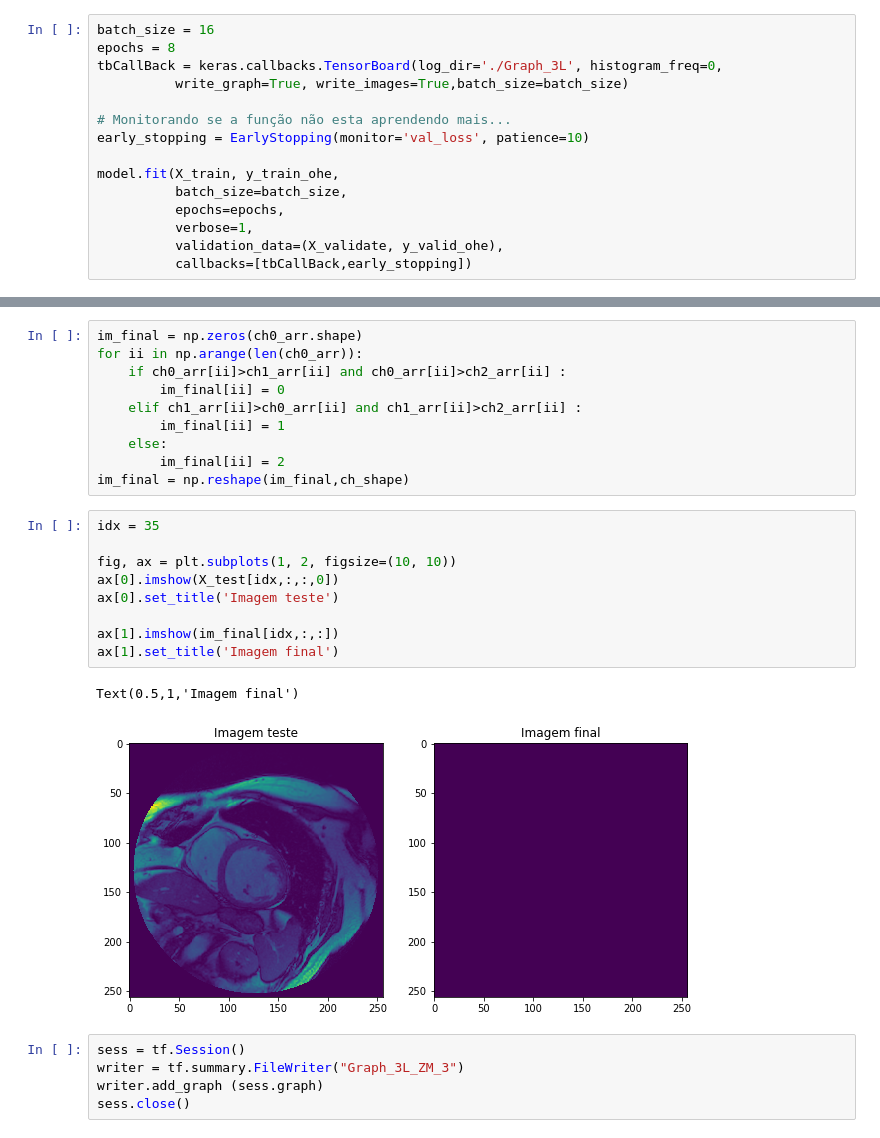
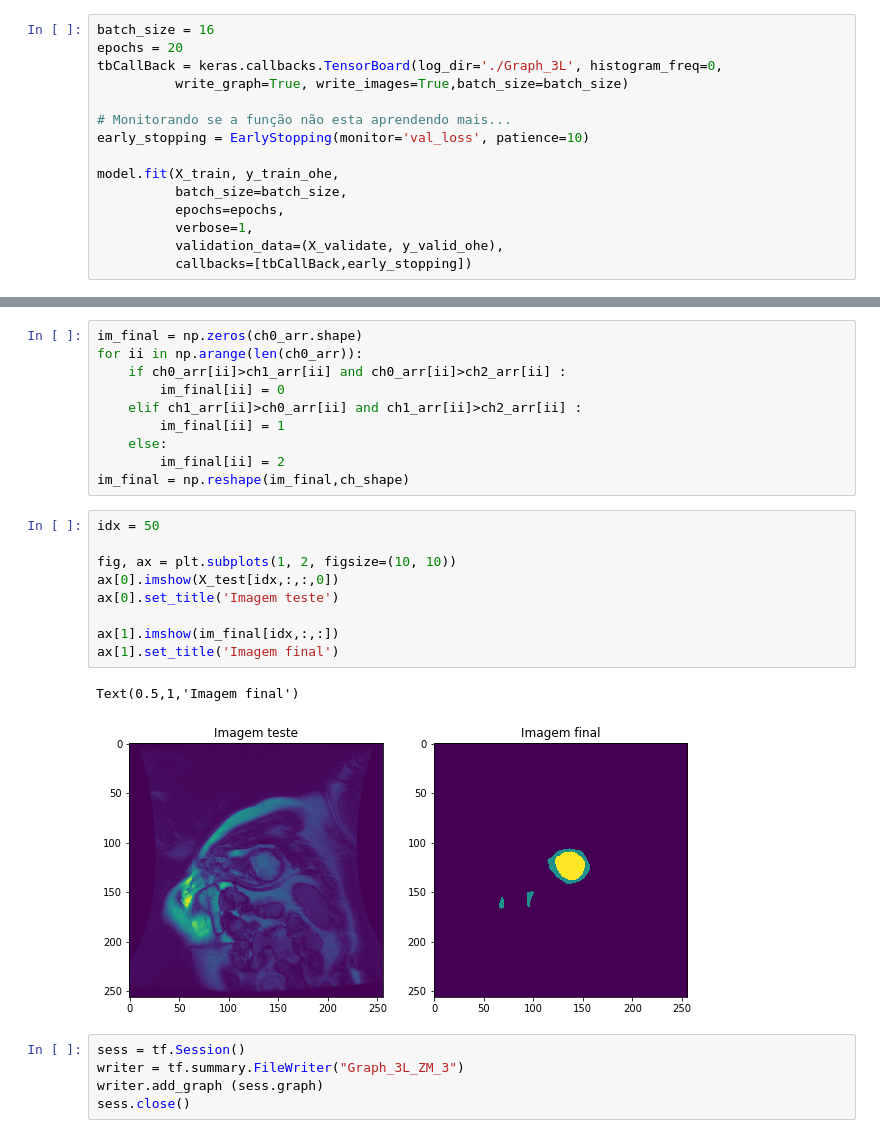
Before and after one commit to tcnewton/keras_CNN, a Jupyter notebook: keras-U-NET-3L-zero-mean-ohe.ipynb, the cells around one changed output, grey strips where cells are left out. Saved outputs shown, nothing was run; the diff lists cells and outputs as text.

```diff
--- a/keras-U-NET-3L-zero-mean-ohe.ipynb
+++ b/keras-U-NET-3L-zero-mean-ohe.ipynb
@@ -225,6 +226,6 @@ Rede iniciando de onde parou
 # %%
 batch_size = 16
-epochs = 8
+epochs = 20
 tbCallBack = keras.callbacks.TensorBoard(log_dir='./Graph_3L', histogram_freq=0,
           write_graph=True, write_images=True,batch_size=batch_size)
 
@@ -290,17 +291,17 @@ for ii in np.arange(len(ch0_arr)):
         im_final[ii] = 2
 im_final = np.reshape(im_final,ch_shape)
 # %%
-idx = 35
+idx = 50
 
 fig, ax = plt.subplots(1, 2, figsize=(10, 10))
 ax[0].imshow(X_test[idx,:,:,0])
 ax[0].set_title('Imagem teste')
 
 ax[1].imshow(im_final[idx,:,:])
 ax[1].set_title('Imagem final')
 # %% [output]
 Text(0.5,1,'Imagem final')
-[figure, old version]
+[figure, new version]
 # %%
 sess = tf.Session()
 writer = tf.summary.FileWriter("Graph_3L_ZM_3")
```
Also changed, not shown: parts of 5 cells of this notebook, 1 other file.
